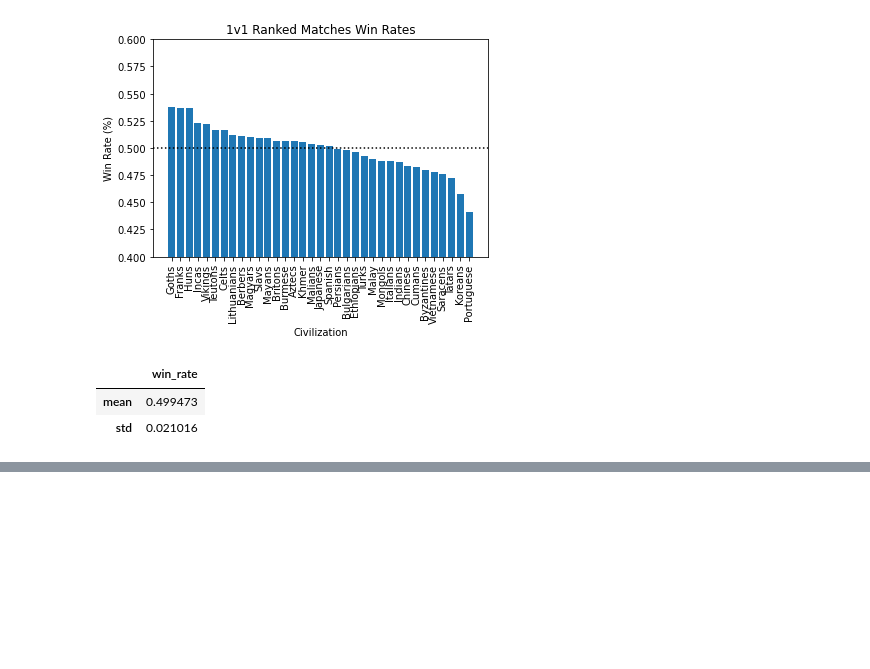
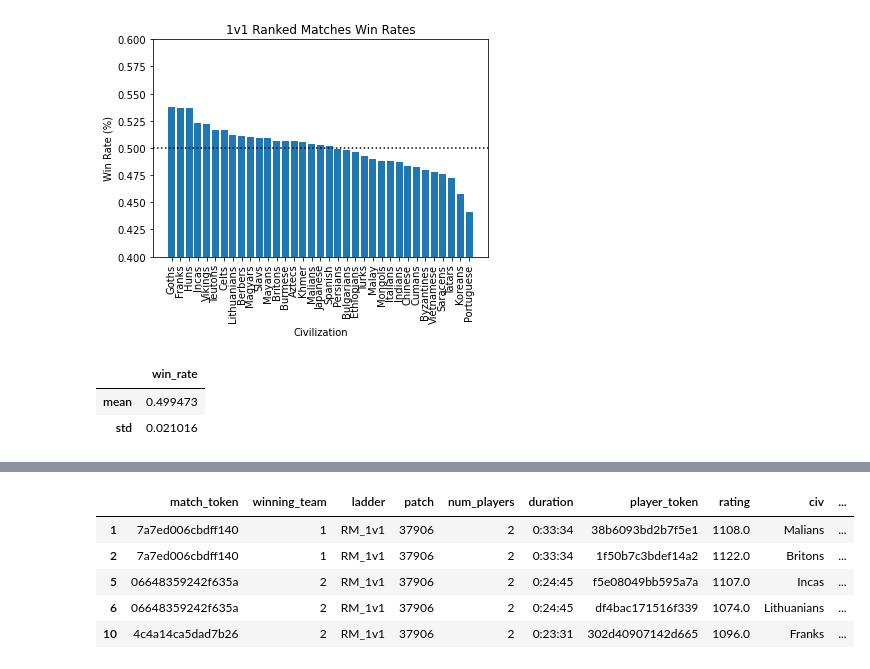
Before and after one commit to rishigoutam/aoe2, a Jupyter notebook: test_data.ipynb, the cells around one changed output, grey strips where cells are left out. Drawn from its saved outputs; the diff is of its cells as text; code cells hidden in the pictures; blank space fills up the shorter version.

```diff
--- a/test_data.ipynb
+++ b/test_data.ipynb
@@ -193,0 +212,41 @@ win_rates.agg(['mean', 'std'])
+# %%
+# Now let's see how one civ does against another (i.e., win rate civ vs civ)
+# Look at the joined df in the format below:
+"""
+ID  match_token winning team ladder patch num_players duration player_token rating civ team winner
+266,7a7ed006cbdff140,1,RM_1v1,37906,2,0:33:34,38b6093bd2b7f5e1,1108.0,Malians,1,True
+267,7a7ed006cbdff140,1,RM_1v1,37906,2,0:33:34,1f50b7c3bdef14a2,1122.0,Britons,2,False
+"""
+# we see that each match has two players (as it's a 1v1) and one person won. above, Malians beat Britons
+
+# join against ourselves on match token and see who won
+# we should only select a few columns otherwise we get below as the columns when joining with ourself
+"""
+###########
+civ_vs_civ = pd.merge(mp_df, mp_df, on='match_token', suffixes=['_self', '_enemy'])
+Index(['match_token', 'winning_team_self', 'ladder_self', 'patch_self',
+       'num_players_self', 'duration_self', 'player_token_self', 'rating_self',
+       'civ_self', 'team_self', 'winner_self', 'winning_team_enemy',
+       'ladder_enemy', 'patch_enemy', 'num_players_enemy', 'duration_enemy',
+       'player_token_enemy', 'rating_enemy', 'civ_enemy', 'team_enemy',
+       'winner_enemy'],
+"""
+civ_vs_civ = pd.merge(mp_df, mp_df[['match_token', 'player_token', 'civ']], on='match_token', suffixes=['', '_enemy'])
+"""
+now we get a better columns:
+civ_vs_civ.columns = Index(['match_token', 'winning_team', 'ladder', 'patch', 'num_players',
+                            'duration', 'player_token', 'rating', 'civ', 'team', 'winner',
+                            'player_token_enemy', 'civ_enemy'],
+                           dtype='object')
+"""
+# TODO check if we can merge on ourselves but not include if there is a collision on player_token. i.e., don't merge if a row is the same player
+# Drop rows where player_token is not the same as player_token_enemy
+civ_vs_civ = civ_vs_civ[civ_vs_civ.player_token != civ_vs_civ.player_token_enemy]
+civ_vs_civ.head()
+# %% [output]
+|  | match_token | winning_team | ladder | patch | num_players | duration | player_token | rating | civ | ... |
+| 1 | 7a7ed006cbdff140 | 1 | RM_1v1 | 37906 | 2 | 0:33:34 | 38b6093bd2b7f5e1 | 1108.0 | Malians | ... |
+| 2 | 7a7ed006cbdff140 | 1 | RM_1v1 | 37906 | 2 | 0:33:34 | 1f50b7c3bdef14a2 | 1122.0 | Britons | ... |
+| 5 | 06648359242f635a | 2 | RM_1v1 | 37906 | 2 | 0:24:45 | f5e08049bb595a7a | 1107.0 | Incas | ... |
+| 6 | 06648359242f635a | 2 | RM_1v1 | 37906 | 2 | 0:24:45 | df4bac171516f339 | 1074.0 | Lithuanians | ... |
+| 10 | 4c4a14ca5dad7b26 | 2 | RM_1v1 | 37906 | 2 | 0:23:31 | 302d40907142d665 | 1096.0 | Franks | ... |
```
Also changed, not shown: parts of 3 cells of this notebook.
